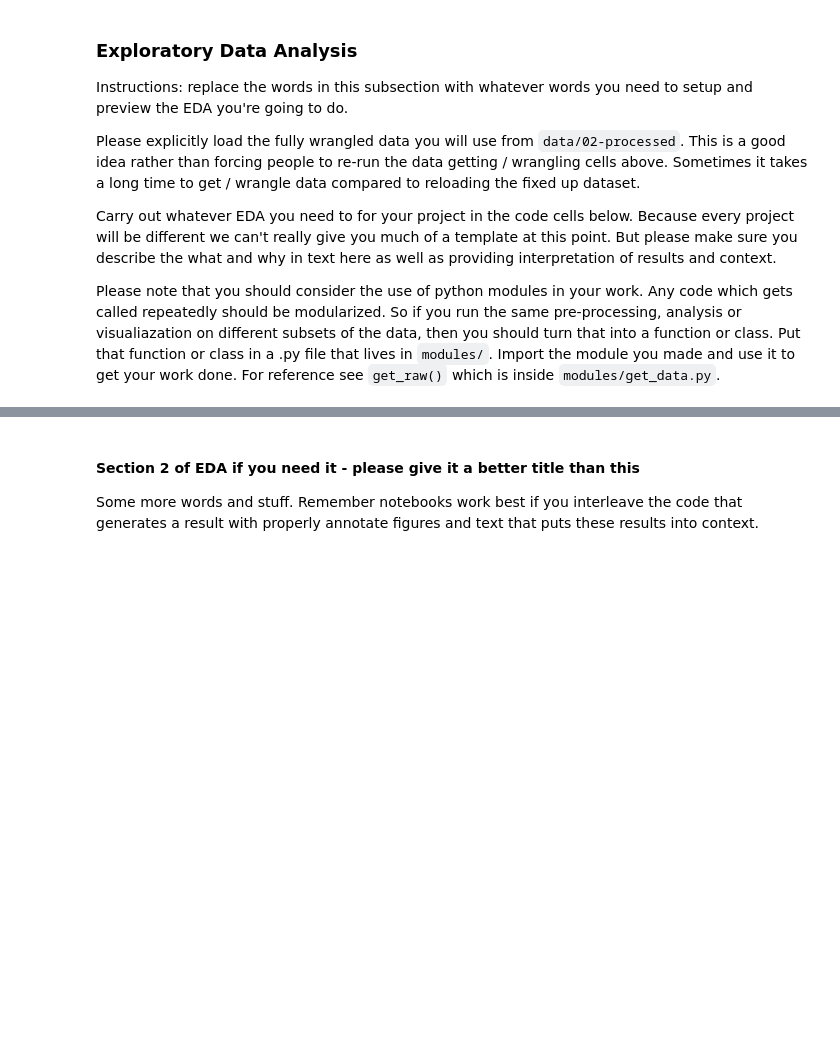
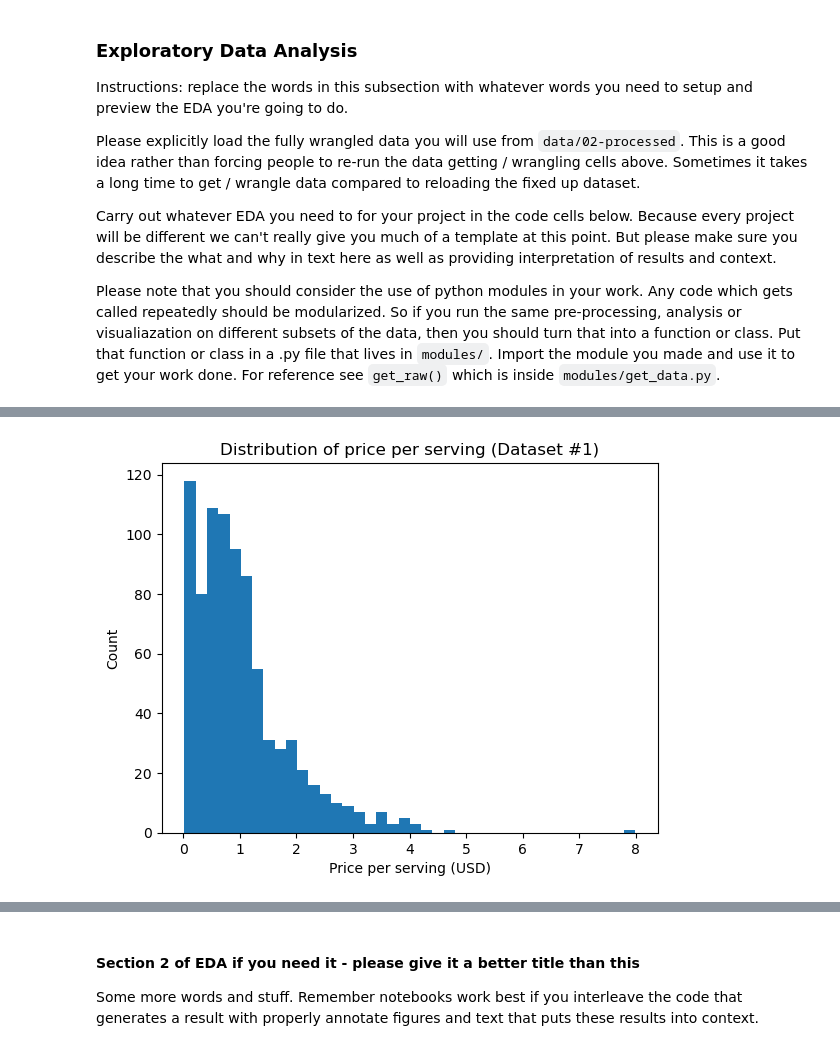
Before and after one commit to COGS108/Group129_WI26, a Jupyter notebook: 02-EDACheckpoint.ipynb, the cells around one changed output, grey strips where cells are left out. Saved outputs shown, nothing was run; the diff lists cells and outputs as text; code cells hidden in the pictures; blank space fills up the shorter version.

```diff
--- a/02-EDACheckpoint.ipynb
+++ b/02-EDACheckpoint.ipynb
@@ -247,0 +294,7 @@ Some more words and stuff.  Remember notebooks work best if you interleave the c
+# %%
+import pandas as pd
+import numpy as np
+import matplotlib.pyplot as plt
+
+df1 = pd.read_csv("data/02-processed/supp_products_clean.csv")
+df1.shape, df1.columns
@@ -247,0 +309,9 @@ Some more words and stuff.  Remember notebooks work best if you interleave the c
+# %%
+plt.figure()
+df1["price_per_serving"].dropna().plot(kind="hist", bins=40)
+plt.xlabel("Price per serving (USD)")
+plt.ylabel("Count")
+plt.title("Distribution of price per serving (Dataset #1)")
+plt.show()
+# %% [output]
+[figure, added]
```
Also changed, not shown: parts of 28 cells of this notebook.
